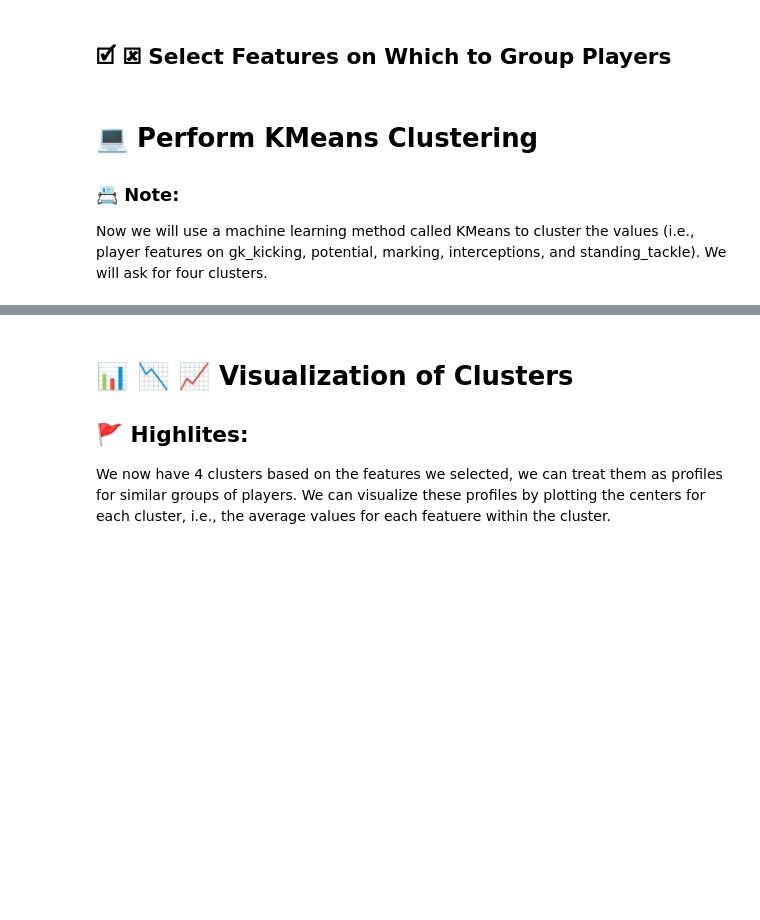
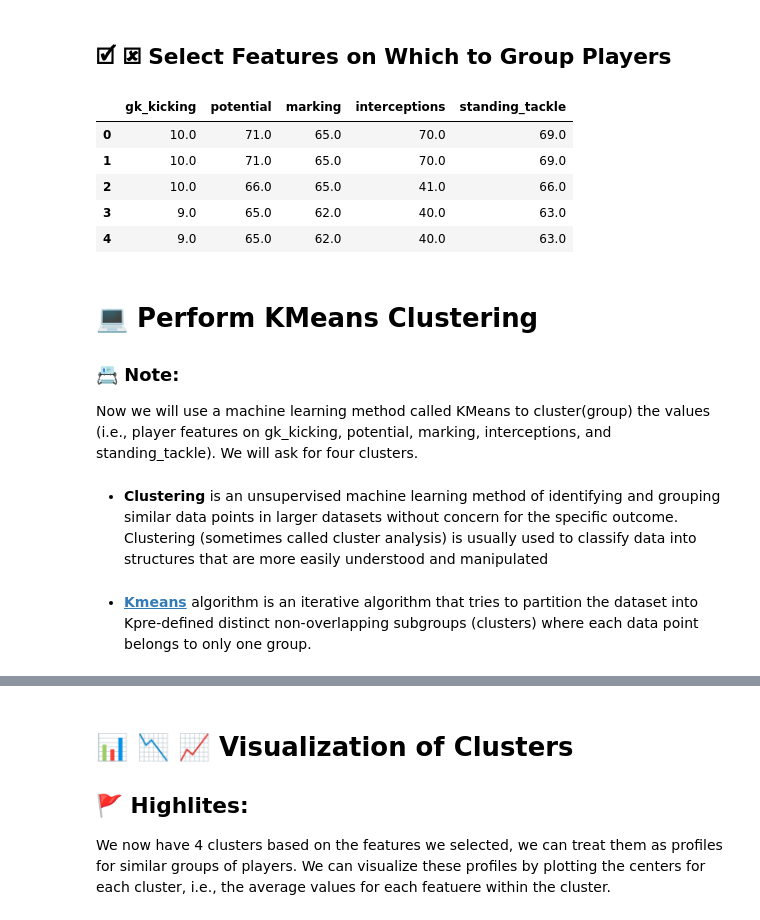
Before and after one commit to PabloYepes27/DataScience, a Jupyter notebook: Introduction_to_Data_Science_With_Data_Science.ipynb, the cells around one changed output, grey strips where cells are left out. Drawn from its saved outputs; the diff is of its cells as text; code cells hidden in the pictures; blank space fills up the shorter version.

```diff
--- a/Introduction_to_Data_Science_With_Data_Science.ipynb
+++ b/Introduction_to_Data_Science_With_Data_Science.ipynb
@@ -364,6 +427,29 @@ Generally, someone with domain knowledge needs to define which features. We coul
+# %%
+df_select = df[selectivefeatures].copy(deep=True)
+
+# copy() = Make a copy of this object’s indices and data.
+
+# When deep=True (default), a new object will be created with a copy of the calling object’s data and indices.
+# Modifications to the data or indices of the copy will not be reflected in the original object (see notes below).
+
+# When deep=False, a new object will be created without copying the calling object’s data or index (only references to the
+# data and index are copied). Any changes to the data of the original will be reflected in the shallow copy (and vice versa).
+# %%
+df_select.head()
+# %% [output]
+|  | gk_kicking | potential | marking | interceptions | standing_tackle |
+| 0 | 10.0 | 71.0 | 65.0 | 70.0 | 69.0 |
+| 1 | 10.0 | 71.0 | 65.0 | 70.0 | 69.0 |
+| 2 | 10.0 | 66.0 | 65.0 | 41.0 | 66.0 |
+| 3 | 9.0 | 65.0 | 62.0 | 40.0 | 63.0 |
+| 4 | 9.0 | 65.0 | 62.0 | 40.0 | 63.0 |
 # %% [markdown]
 # &#128187; Perform KMeans Clustering
 
 
 ### &#128199; Note:
-Now we will use a machine learning method called KMeans to cluster the values (i.e., player features on gk_kicking, potential, marking, interceptions, and standing_tackle). We will ask for four clusters.
+Now we will use a machine learning method called KMeans to cluster(group) the values (i.e., player features on gk_kicking, potential, marking, interceptions, and standing_tackle). We will ask for four clusters.
+# %% [markdown]
+* **Clustering** is an unsupervised machine learning method of identifying and grouping similar data points in larger datasets without concern for the specific outcome. Clustering (sometimes called cluster analysis) is usually used to classify data into structures that are more easily understood and manipulated
+# %% [markdown]
+* **[Kmeans](https://towardsdatascience.com/k-means-clustering-algorithm-applications-evaluation-methods-and-drawbacks-aa03e644b48a)** algorithm is an iterative algorithm that tries to partition the dataset into Kpre-defined distinct non-overlapping subgroups (clusters) where each data point belongs to only one group.
```
Also changed, not shown: parts of 21 cells of this notebook.
